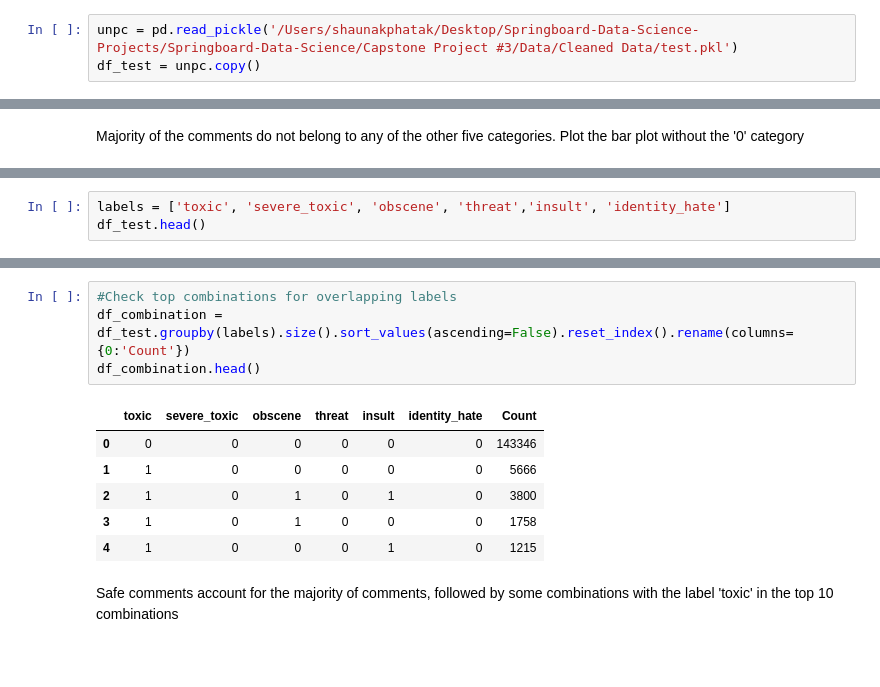
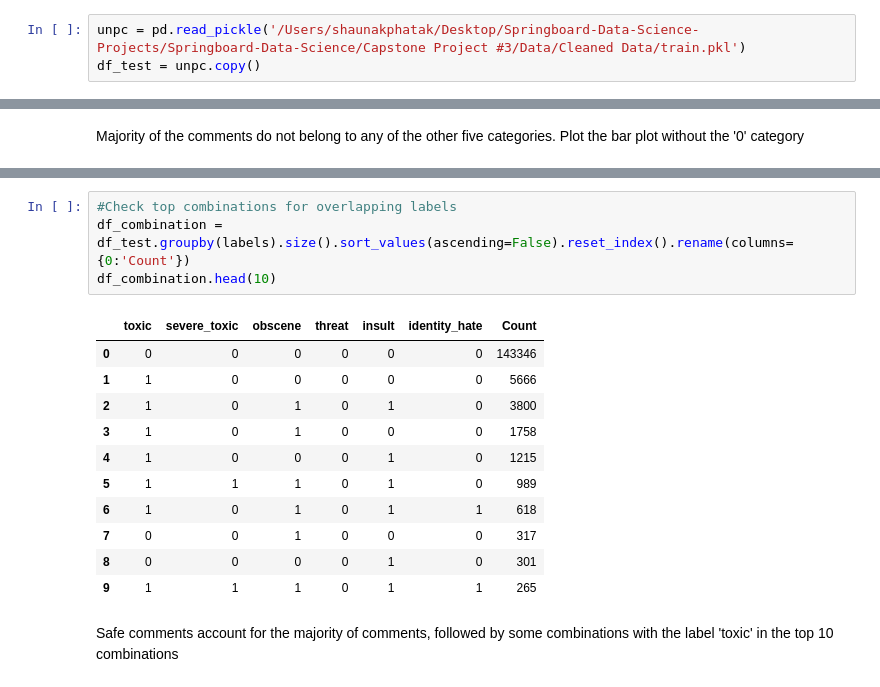
Before and after one commit to phatakshaunak/Springboard-Data-Science, a Jupyter notebook: Capstone Project #3/Notebooks/Toxic_Comment_Classifier.ipynb, the cells around one changed output, grey strips where cells are left out. Saved outputs shown, nothing was run; the diff lists cells and outputs as text; blank space fills up the shorter version.

```diff
--- a/Capstone Project #3/Notebooks/Toxic_Comment_Classifier.ipynb
+++ b/Capstone Project #3/Notebooks/Toxic_Comment_Classifier.ipynb
@@ -222,3 +234,3 @@ def normalizer(column):
 # %%
-unpc = pd.read_pickle('/Users/shaunakphatak/Desktop/Springboard-Data-Science-Projects/Springboard-Data-Science/Capstone Project #3/Data/Cleaned Data/test.pkl')
+unpc = pd.read_pickle('/Users/shaunakphatak/Desktop/Springboard-Data-Science-Projects/Springboard-Data-Science/Capstone Project #3/Data/Cleaned Data/train.pkl')
 df_test = unpc.copy()
@@ -262,3 +304,0 @@ sns.barplot(x=Cat_count[1:].index,y=Cat_count[1:])
-# %%
-labels = ['toxic', 'severe_toxic', 'obscene', 'threat','insult', 'identity_hate']
-df_test.head()
@@ -272,14 +313,19 @@ df_test.head()
 # %%
 #Check top combinations for overlapping labels
 df_combination = df_test.groupby(labels).size().sort_values(ascending=False).reset_index().rename(columns={0:'Count'})
-df_combination.head()
+df_combination.head(10)
 # %% [output]
 |  | toxic | severe_toxic | obscene | threat | insult | identity_hate | Count |
 | 0 | 0 | 0 | 0 | 0 | 0 | 0 | 143346 |
 | 1 | 1 | 0 | 0 | 0 | 0 | 0 | 5666 |
 | 2 | 1 | 0 | 1 | 0 | 1 | 0 | 3800 |
 | 3 | 1 | 0 | 1 | 0 | 0 | 0 | 1758 |
 | 4 | 1 | 0 | 0 | 0 | 1 | 0 | 1215 |
+| 5 | 1 | 1 | 1 | 0 | 1 | 0 | 989 |
+| 6 | 1 | 0 | 1 | 0 | 1 | 1 | 618 |
+| 7 | 0 | 0 | 1 | 0 | 0 | 0 | 317 |
+| 8 | 0 | 0 | 0 | 0 | 1 | 0 | 301 |
+| 9 | 1 | 1 | 1 | 0 | 1 | 1 | 265 |
 # %% [markdown]
 Safe comments account for the majority of comments, followed by some combinations with the label 'toxic' in the top 10 combinations
 # %%
```
Also changed, not shown: parts of 80 cells of this notebook.
